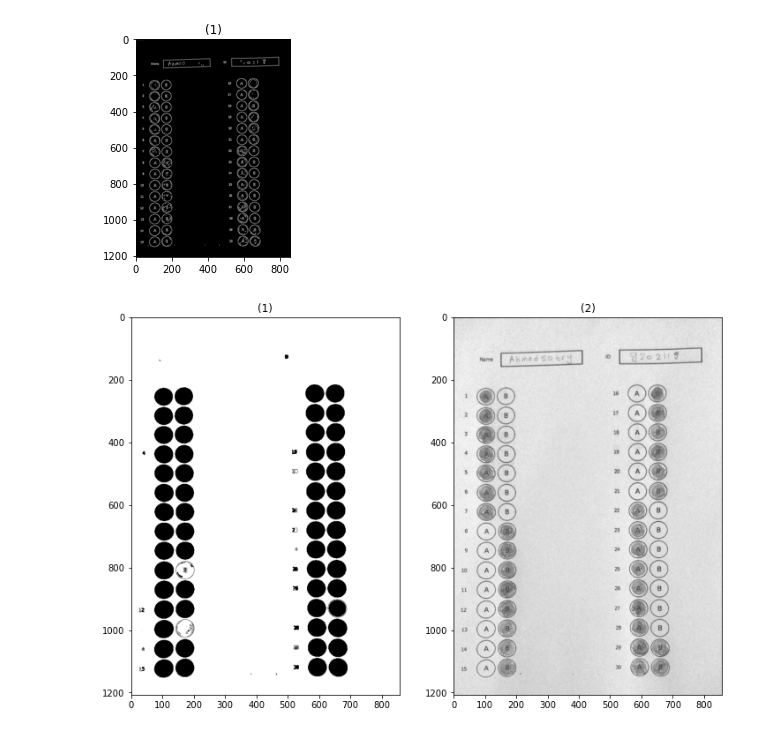
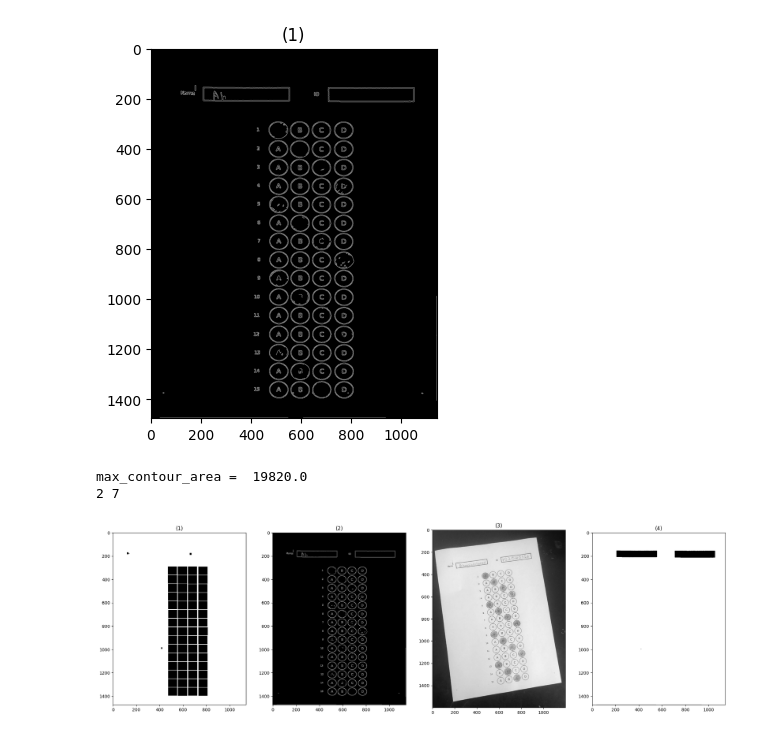
Before and after one commit to ZiadSheriif/Sa7a7LY, a Jupyter notebook: BubbleSheet/final.ipynb, the cells around one changed output. Saved outputs shown, nothing was run; the diff lists cells and outputs as text; code cells hidden in the pictures.

```diff
--- a/BubbleSheet/final.ipynb
+++ b/BubbleSheet/final.ipynb
@@ -27,7 +27,8 @@ import pandas as pd
 # # read image 1.jpg
 # img = cv.imread('dataset/inputs/Five0.png',0)
 # read image 1.jpg
-img = cv.imread('dataset/Bubble_Data/5_new.jpeg',0)
+# img = cv.imread('dataset/1/79f99717-0aed-47f1-925b-9eb7fbf2772e.jpg',0) #
+img = cv.imread('dataset/Bubble_Data/3.jpg',0)
 # colored_img = cv.imread('datasets/dataset_module1/01.jpg')
 # img = cv.imread('datasets/dataset_module1/11.jpg',0)
 
@@ -75,15 +76,26 @@ show_images([cannyEdges])
 img_cpy = img.copy()
 img_cpy = cv.adaptiveThreshold(img_cpy,255,cv.ADAPTIVE_THRESH_GAUSSIAN_C,cv.THRESH_BINARY,59,3)
 contours, hierarchy = cv.findContours(cannyEdges,
-    cv.RETR_EXTERNAL, cv.CHAIN_APPROX_NONE)
+    cv.RETR_CCOMP,cv.CHAIN_APPROX_SIMPLE)
 
 sorted_contours = sorted(contours, key=cv.contourArea)
 
 c = max(sorted_contours, key = cv.contourArea)
 maxCountourArea = cv.contourArea(c)
 
+image_area = img.shape[0] * img.shape[1]
+min_valid_contour_area = maxCountourArea
+final_contour = c
+for contour in sorted_contours:
+    contour_area = cv.contourArea(contour)
+    if contour_area > 0.4 * image_area and contour_area < min_valid_contour_area:
+        min_valid_contour_area = contour_area
+        final_contour = contour
+c = final_contour
+maxCountourArea = min_valid_contour_area
 transormedImg = img.copy()
 if(maxCountourArea > 0.4 * img.shape[0] * img.shape[1]):
+    print("here")
     # limit contour to quadrilateral
     peri = cv.arcLength(c, True)
     corners = cv.approxPolyDP(c, 0.04 * peri, True)
@@ -151,33 +170,46 @@ cannyEdges = cannyEdge(transormedImg)
 
 show_images([cannyEdges])
 # %% [output]
-[figure, old version]
+[figure, new version]
 # %%
 # Finding Contours
 # Use a copy of the image e.g. edged.copy()
 # since findContours alters the image
 img_cpy = transormedImg.copy()
 img_cpy = cv.adaptiveThreshold(img_cpy,255,cv.ADAPTIVE_THRESH_GAUSSIAN_C,cv.THRESH_BINARY,59,3)
 contours, hierarchy = cv.findContours(cannyEdges,
     cv.RETR_EXTERNAL, cv.CHAIN_APPROX_NONE)
 
 white_img_contours = np.ones(img_cpy.shape)
 white_img_contours_IDBox = np.ones(img_cpy.shape)
 TwoBox = []
+all_id_boxs = []
 sorted_contours = sorted(contours, key=cv.contourArea)
 count_boxes =0;
+
+max_contour = max(contours, key = cv.contourArea)
+max_contour_area = cv.contourArea(max_contour)
+print("max_contour_area = ",max_contour_area)
 for contour in sorted_contours:
     x,y,w,h = cv.boundingRect(contour)
-    if w/h >= 0.7 and w/h <=1.3:
-        cv.fillPoly(white_img_contours, pts =[contour], color=(0,0,0))
-    elif w/h > 4:
+    if w/h >= 0.8 and w/h <=1.3 and (cannyEdges.shape[0] * cannyEdges.shape[1] * 0.01) > cv.contourArea(contour):
+        cv.rectangle(white_img_contours, (x,y), (x+w,y+h), (0, 0, 0), -1)
+#         cv.fillPoly(white_img_contours, pts =[contour], color=(0,0,0))
+    elif w/h > 4 and (cannyEdges.shape[0] * cannyEdges.shape[1] * 0.1) > cv.contourArea(contour):
         cv.fillPoly(white_img_contours_IDBox, pts =[contour], color=(0,0,0))
+        all_id_boxs.append((x,y,w,h))
         if(count_boxes <2):
             TwoBox.append((x,y,w,h))
         count_boxes += 1
-show_images([white_img_contours,img])
+TwoBox = all_id_boxs[0:2]
+print(len(TwoBox),len(all_id_boxs))
+# cv.fillPoly(white_img_contours_IDBox, pts =[TwoBox[0]], color=(0,0,0))
+# cv.fillPoly(white_img_contours_IDBox, pts =[TwoBox[1]], color=(0,0,0))
+show_images([white_img_contours,cannyEdges,img,white_img_contours_IDBox])
 # %% [output]
+max_contour_area =  19820.0
+2 7
-[figure, old version]
+[figure, new version]
 # %%
 # Extract Boxes of Name and ID
 
```
Also changed, not shown: parts of 20 cells of this notebook, 25 other files.
